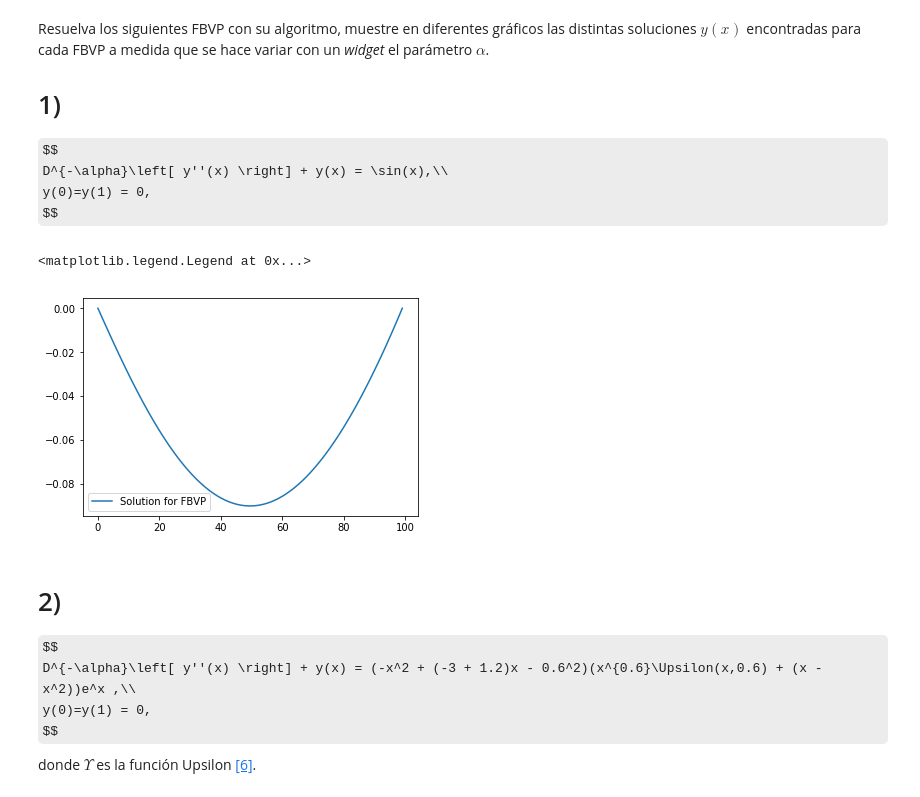
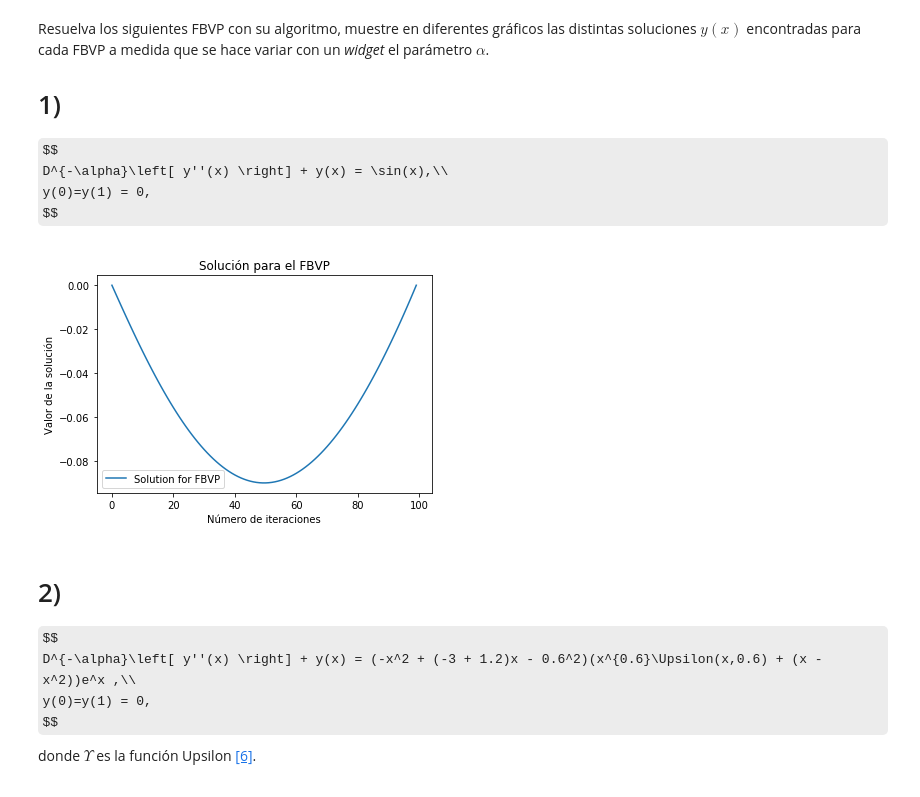
Before and after one commit to FSalazarH/FBVP, a Jupyter notebook: Solver-FBVP.ipynb, the cells around one changed output. Cells and saved outputs as stored; diff of their text form; code cells hidden in the pictures; some formulas as TeX source.

```diff
--- a/Solver-FBVP.ipynb
+++ b/Solver-FBVP.ipynb
@@ -375,6 +375,8 @@ def solve_fbvp(g, dg, a, b, alpha, n, m, y_a, y_b, method):
             A[i+1][i] = gammas[i]
         except:
             pass
+    #Asegurando el tipo del objeto float64
+    thetas = [float(i) for i in thetas]
     sol = np.linalg.solve(A, thetas)
     sol1 = np.zeros((n))
     sol1[0] = y_a
@@ -427,14 +432,17 @@ n = 100
 m = 1000
 y_a = 0
 y_b = 0
-method = 'simpsons'
+method = 'trapezoid'
 sol2 = solve_fbvp(g, dg, a, b, alpha, n, m, y_a, y_b, method)
 # %%
 line3, = plt.plot(sol2)
 plt.legend([line3], ['Solution for FBVP'])
+plt.title('Solución para el FBVP')
+plt.xlabel('Número de iteraciones')
+plt.ylabel('Valor de la solución')
+plt.show()
 # %% [output]
-<matplotlib.legend.Legend at 0x...>
-[figure, old version]
+[figure, new version]
 # %% [markdown]
 # 2)
 $$
```
Also changed, not shown: parts of 14 cells of this notebook.
